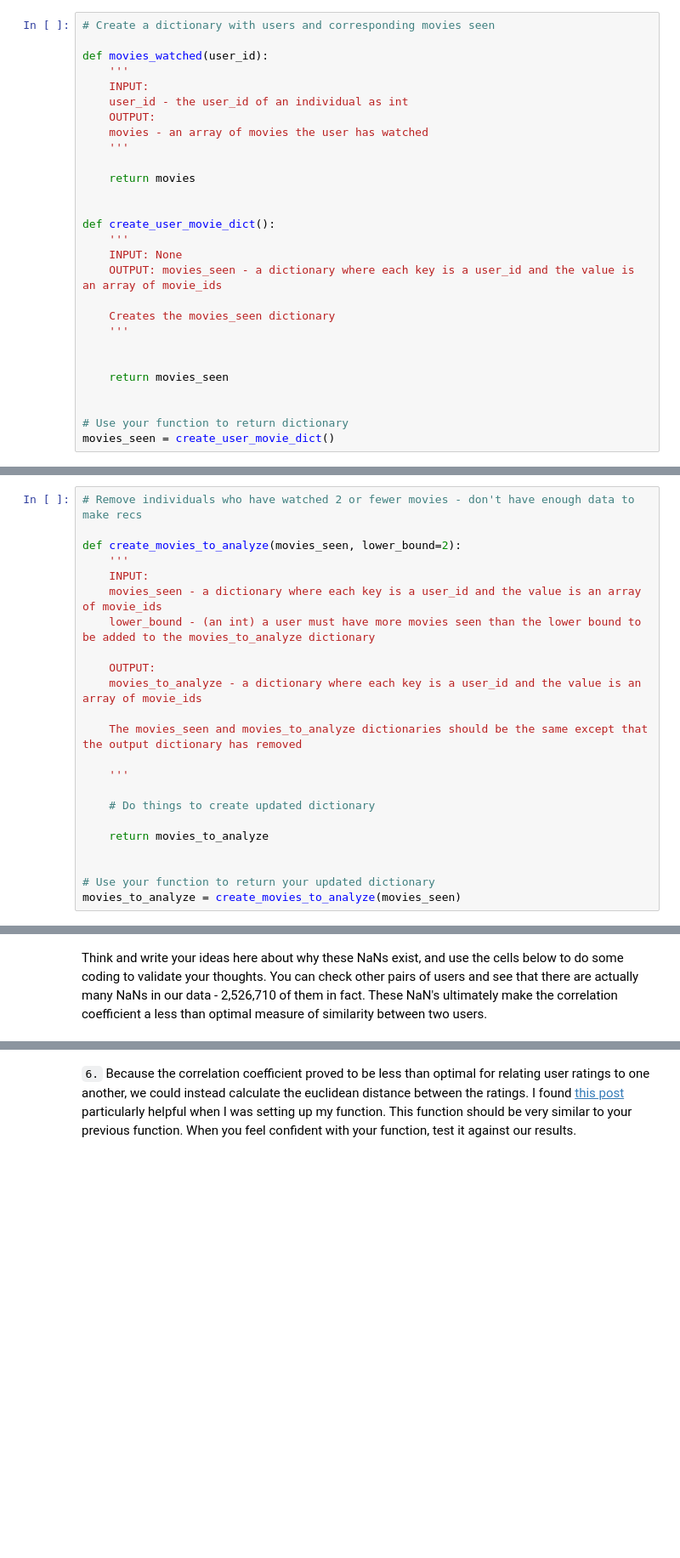
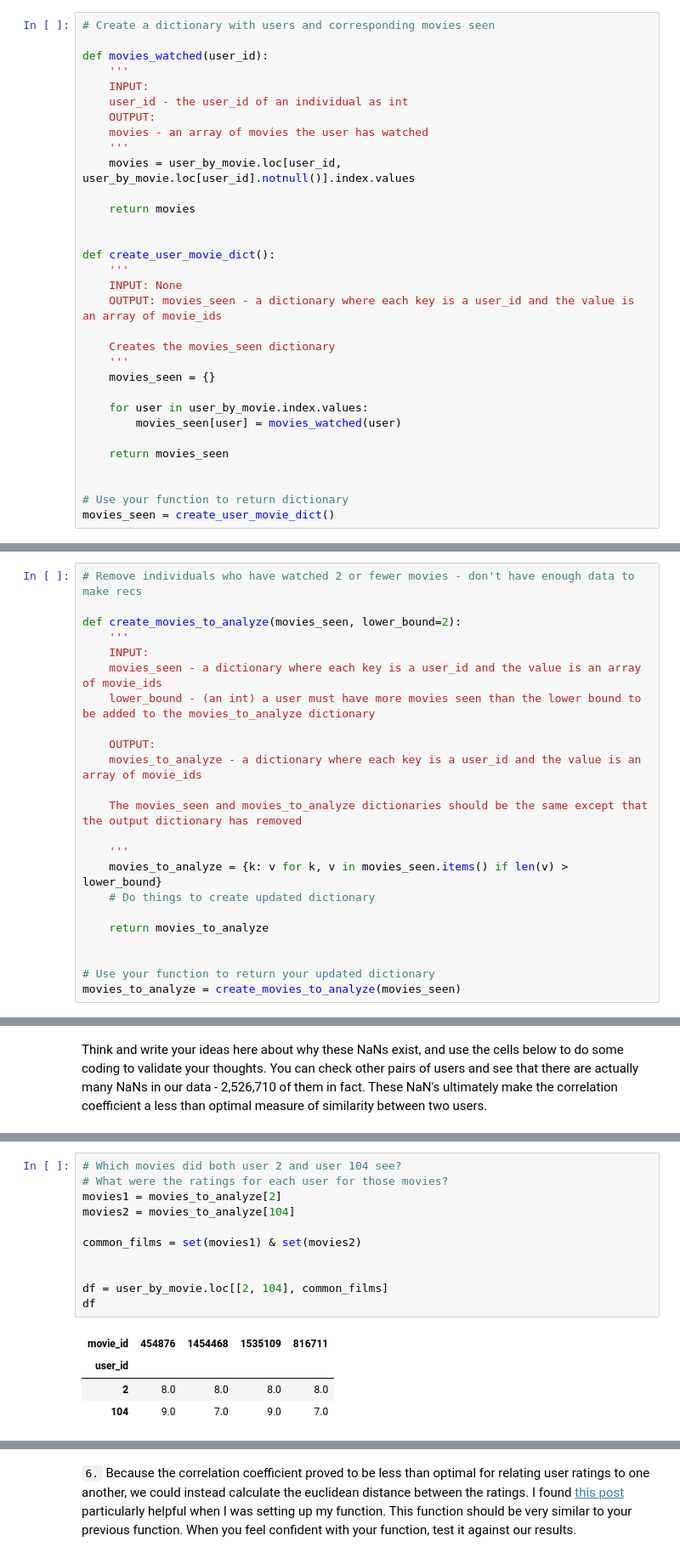
Before and after one commit to chziha/Data-Scientist-Udacity-Nanodegree, a Jupyter notebook: DSND_Term2/lessons/Recommendations/1_Intro_to_Recommendations/Collaborative Filtering.ipynb, the cells around one changed output, grey strips where cells are left out. Shown at 85% size. Cells and saved outputs as stored; diff of their text form; blank space fills up the shorter version.

```diff
--- a/DSND_Term2/lessons/Recommendations/1_Intro_to_Recommendations/Collaborative Filtering.ipynb
+++ b/DSND_Term2/lessons/Recommendations/1_Intro_to_Recommendations/Collaborative Filtering.ipynb
@@ -169,6 +170,7 @@ def movies_watched(user_id):
     OUTPUT:
     movies - an array of movies the user has watched
     '''
+    movies = user_by_movie.loc[user_id, user_by_movie.loc[user_id].notnull()].index.values
 
     return movies
 
@@ -180,7 +182,10 @@ def create_user_movie_dict():
 
     Creates the movies_seen dictionary
     '''
+    movies_seen = {}
 
+    for user in user_by_movie.index.values:
+        movies_seen[user] = movies_watched(user)
 
     return movies_seen
 
@@ -204,7 +209,7 @@ def create_movies_to_analyze(movies_seen, lower_bound=2):
     The movies_seen and movies_to_analyze dictionaries should be the same except that the output dictionary has removed
 
     '''
-
+    movies_to_analyze = {k: v for k, v in movies_seen.items() if len(v) > lower_bound}
     # Do things to create updated dictionary
 
     return movies_to_analyze
@@ -270,0 +285,16 @@ Think and write your ideas here about why these NaNs exist, and use the cells be
+# %%
+# Which movies did both user 2 and user 104 see?
+# What were the ratings for each user for those movies?
+movies1 = movies_to_analyze[2]
+movies2 = movies_to_analyze[104]
+
+common_films = set(movies1) & set(movies2)
+
+
+df = user_by_movie.loc[[2, 104], common_films]
+df
+# %% [output]
+| movie_id | 454876 | 1454468 | 1535109 | 816711 |
+| user_id |  |  |  |  |
+| 2 | 8.0 | 8.0 | 8.0 | 8.0 |
+| 104 | 9.0 | 7.0 | 9.0 | 7.0 |
```
Also changed, not shown: parts of 22 cells of this notebook.
